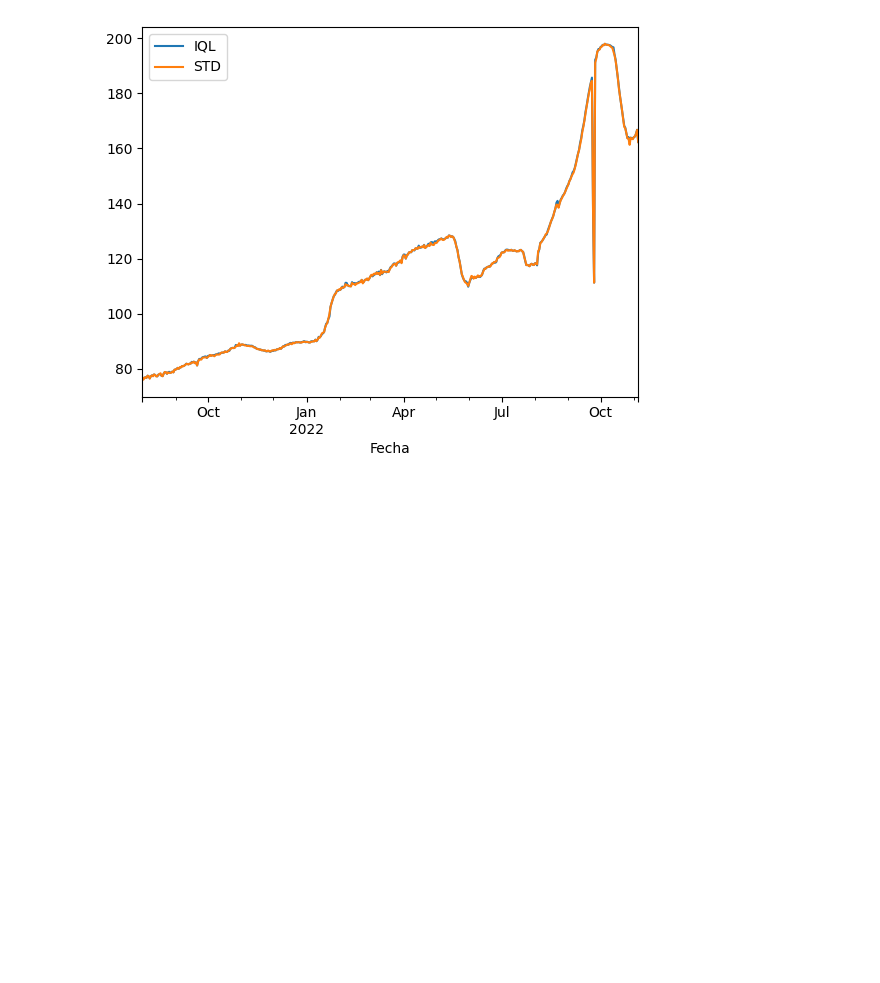
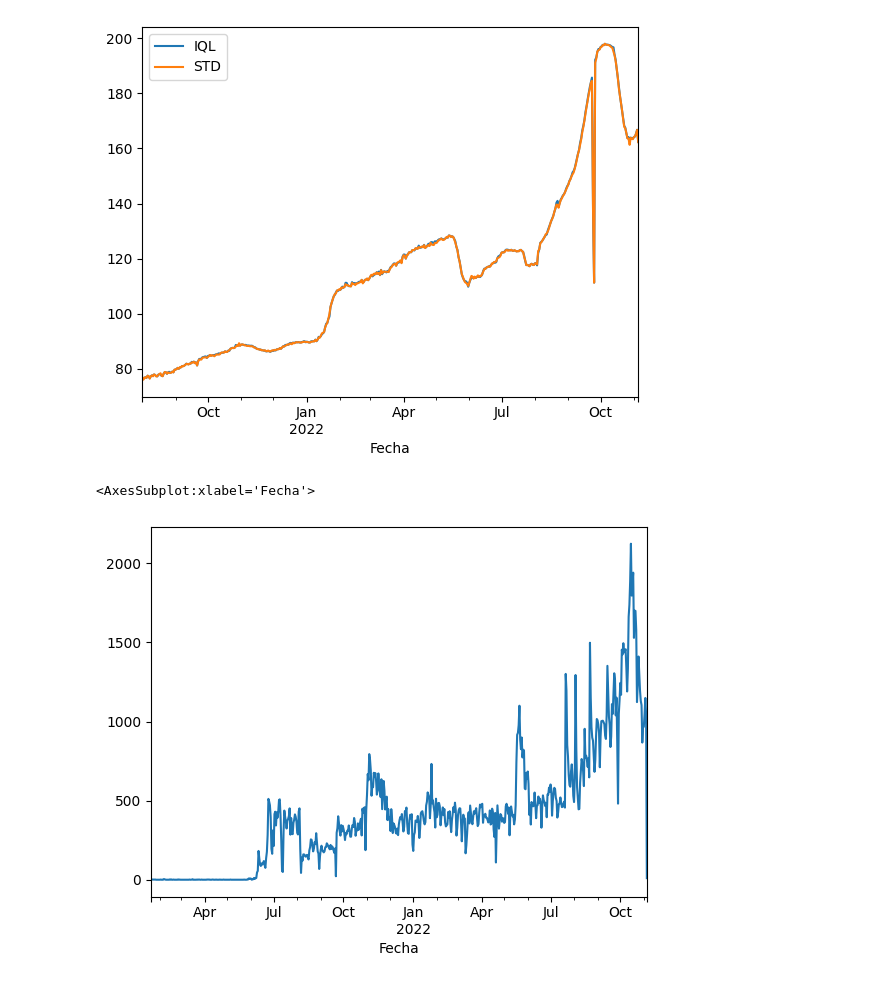
Before and after one commit to Datalis/tasa-jupyter, a Jupyter notebook: anomaly_detection.ipynb, the cells around one changed output. Drawn from its saved outputs; the diff is of its cells as text; code cells hidden in the pictures; blank space fills up the shorter version.

```diff
--- a/anomaly_detection.ipynb
+++ b/anomaly_detection.ipynb
@@ -149,3 +149,12 @@ plt.legend()
 # %% [output]
 <matplotlib.legend.Legend at 0x...>
 [figure]
+# %%
+def number_people(ti):
+   return ti.shape[0]
+
+part = df.groupby('Moneda').resample('d').agg({'Oferta':number_people})
+part.loc['MLC'].Oferta.plot()
+# %% [output]
+<AxesSubplot:xlabel='Fecha'>
+[figure, added]
```
Also changed, not shown: parts of 2 cells of this notebook.
